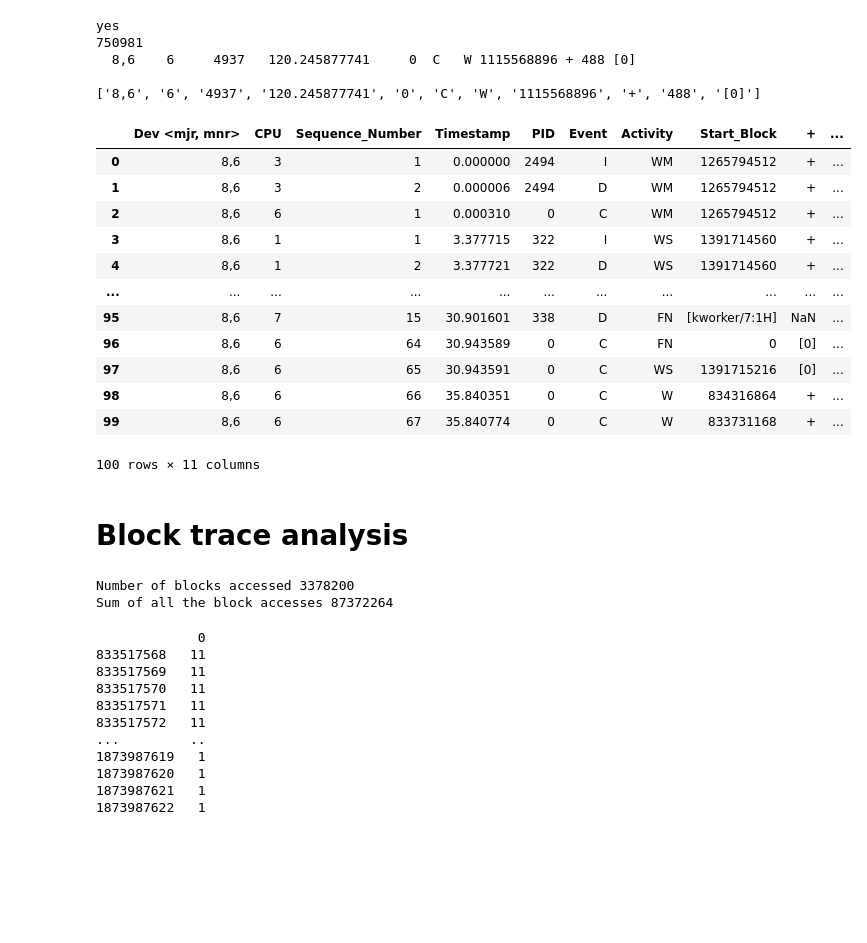
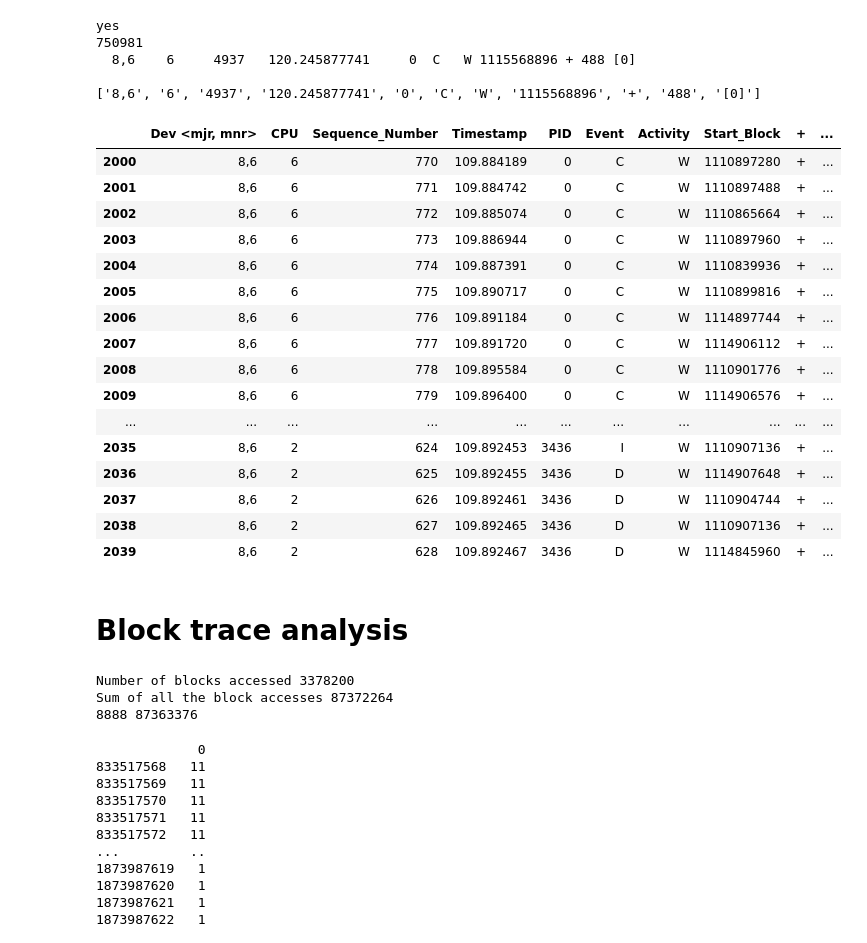
Before and after one commit to PrathUpadhyay/Systems, a Jupyter notebook: IO_Traces/Traces_Filebench/filebench_fileserver_15mins.ipynb, the cells around one changed output. Cells and saved outputs as stored; diff of their text form; code cells hidden in the pictures; blank space fills up the shorter version.

Commit message:
added read-write distinctive plots

```diff
--- a/IO_Traces/Traces_Filebench/filebench_fileserver_15mins.ipynb
+++ b/IO_Traces/Traces_Filebench/filebench_fileserver_15mins.ipynb
@@ -96,37 +127,44 @@ with open('extracted_fileserver_15mins.csv', 'w') as out_file:
 # %%
 import pandas as pd
 
 
 # data = pd.read_csv('extracted.csv')
 
 data = pd.read_csv('extracted_fileserver_15mins.csv', names=['Dev <mjr, mnr>', 'CPU', 'Sequence_Number', 'Timestamp', 'PID', 'Event', 'Activity', 'Start_Block', '+', 'Number_of_Blocks', 'Process'])
-data[:100]
+data[2000:2040]
 # data.shape
 # %% [output]
 |  | Dev <mjr, mnr> | CPU | Sequence_Number | Timestamp | PID | Event | Activity | Start_Block | + | ... |
-| 0 | 8,6 | 3 | 1 | 0.000000 | 2494 | I | WM | 1265794512 | + | ... |
-| 1 | 8,6 | 3 | 2 | 0.000006 | 2494 | D | WM | 1265794512 | + | ... |
-| 2 | 8,6 | 6 | 1 | 0.000310 | 0 | C | WM | 1265794512 | + | ... |
-| 3 | 8,6 | 1 | 1 | 3.377715 | 322 | I | WS | 1391714560 | + | ... |
-| 4 | 8,6 | 1 | 2 | 3.377721 | 322 | D | WS | 1391714560 | + | ... |
+| 2000 | 8,6 | 6 | 770 | 109.884189 | 0 | C | W | 1110897280 | + | ... |
+| 2001 | 8,6 | 6 | 771 | 109.884742 | 0 | C | W | 1110897488 | + | ... |
+| 2002 | 8,6 | 6 | 772 | 109.885074 | 0 | C | W | 1110865664 | + | ... |
+| 2003 | 8,6 | 6 | 773 | 109.886944 | 0 | C | W | 1110897960 | + | ... |
+| 2004 | 8,6 | 6 | 774 | 109.887391 | 0 | C | W | 1110839936 | + | ... |
+| 2005 | 8,6 | 6 | 775 | 109.890717 | 0 | C | W | 1110899816 | + | ... |
+| 2006 | 8,6 | 6 | 776 | 109.891184 | 0 | C | W | 1114897744 | + | ... |
+| 2007 | 8,6 | 6 | 777 | 109.891720 | 0 | C | W | 1114906112 | + | ... |
+| 2008 | 8,6 | 6 | 778 | 109.895584 | 0 | C | W | 1110901776 | + | ... |
+| 2009 | 8,6 | 6 | 779 | 109.896400 | 0 | C | W | 1114906576 | + | ... |
 | ... | ... | ... | ... | ... | ... | ... | ... | ... | ... | ... |
-| 95 | 8,6 | 7 | 15 | 30.901601 | 338 | D | FN | [kworker/7:1H] | NaN | ... |
-| 96 | 8,6 | 6 | 64 | 30.943589 | 0 | C | FN | 0 | [0] | ... |
-| 97 | 8,6 | 6 | 65 | 30.943591 | 0 | C | WS | 1391715216 | [0] | ... |
-| 98 | 8,6 | 6 | 66 | 35.840351 | 0 | C | W | 834316864 | + | ... |
-| 99 | 8,6 | 6 | 67 | 35.840774 | 0 | C | W | 833731168 | + | ... |
+| 2035 | 8,6 | 2 | 624 | 109.892453 | 3436 | I | W | 1110907136 | + | ... |
+| 2036 | 8,6 | 2 | 625 | 109.892455 | 3436 | D | W | 1114907648 | + | ... |
+| 2037 | 8,6 | 2 | 626 | 109.892461 | 3436 | D | W | 1110904744 | + | ... |
+| 2038 | 8,6 | 2 | 627 | 109.892465 | 3436 | D | W | 1110907136 | + | ... |
+| 2039 | 8,6 | 2 | 628 | 109.892467 | 3436 | D | W | 1114845960 | + | ... |
-100 rows × 11 columns
 # %% [markdown]
 # Block trace analysis
 # %%
-block_counter_dict = count_blocks(data)
+block_counter_dict, block_read_counter_dict, block_write_counter_dict = count_blocks(data)
 
 
 print ("Number of blocks accessed", len(block_counter_dict))
 print ("Sum of all the block accesses", sum(block_counter_dict.values()))
+
+# print(sum(block_read_counter_dict.values()), sum(block_write_counter_dict.values()))
 # %% [output]
 Number of blocks accessed 3378200
 Sum of all the block accesses 87372264
+8888 87363376
 # %%
 # print(sorted(block_counter_dict.values(), reverse=True))
 # %%
```
Also changed, not shown: parts of 11 cells of this notebook.
